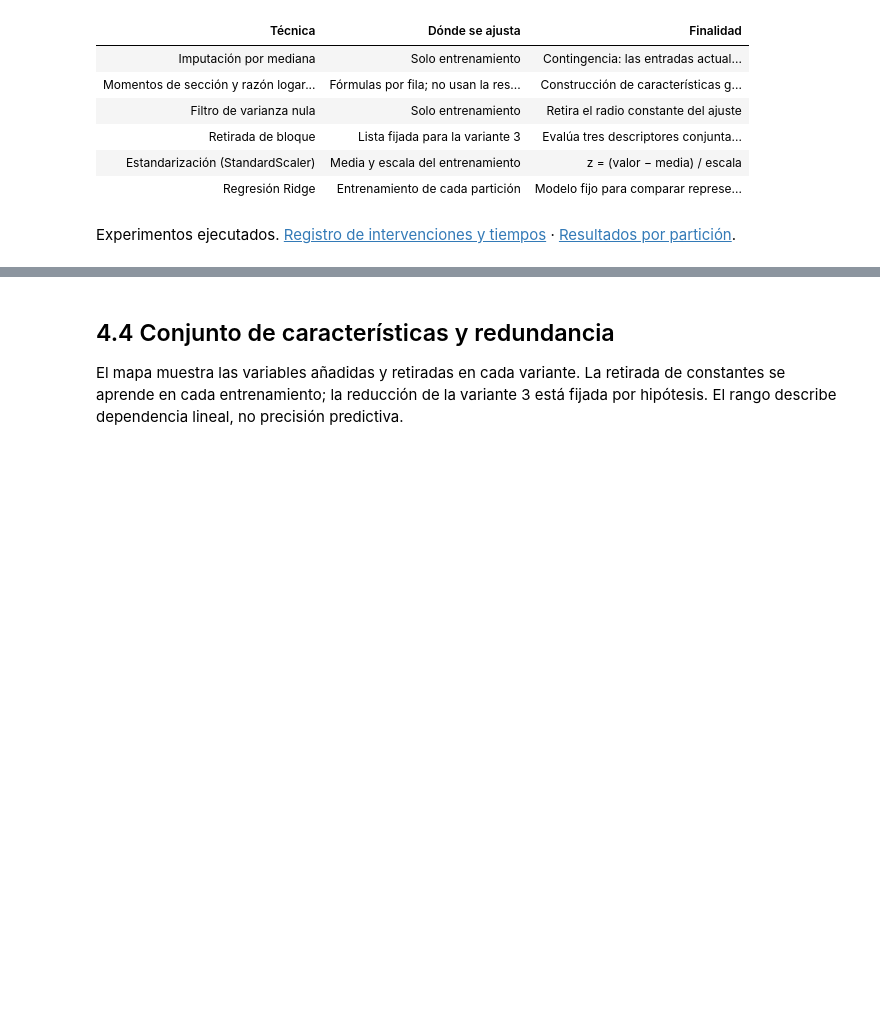
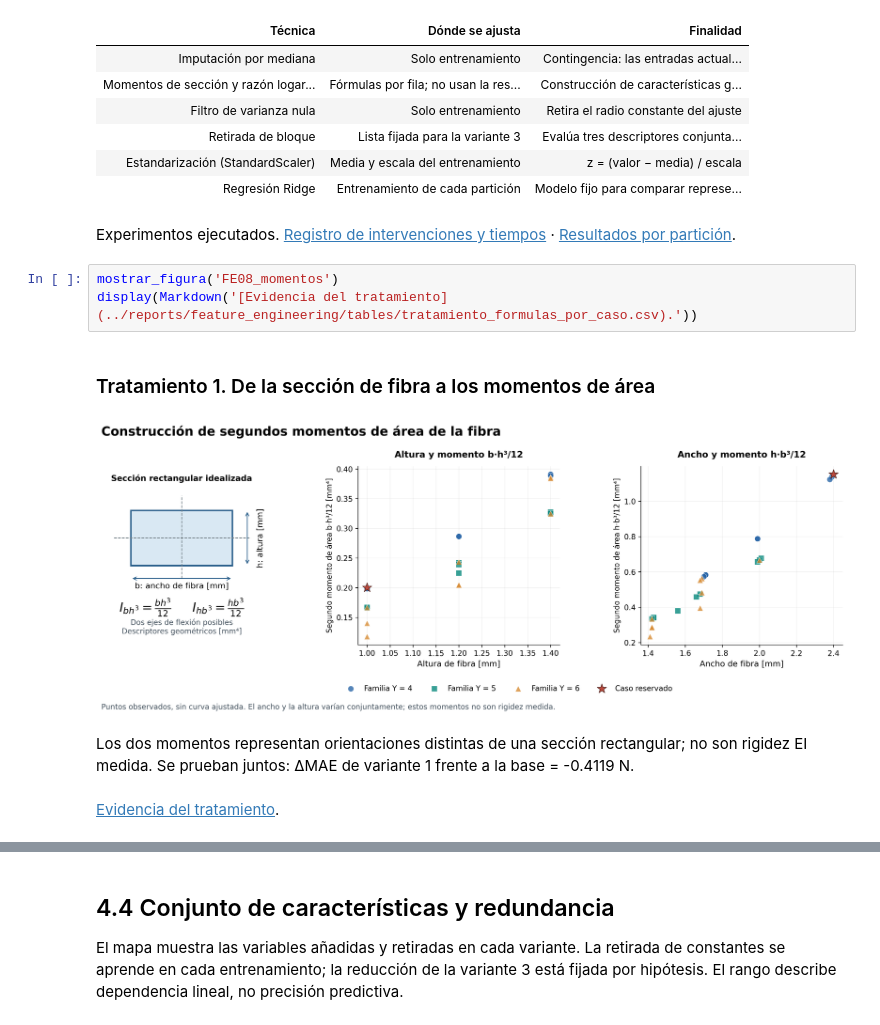
Before and after one commit to melissaaylasb-sudo/T02_MIA14_SeccionB, a Jupyter notebook: notebooks/04_Feature_Engineering_Pantograficas.ipynb, the cells around one changed output, grey strips where cells are left out. Saved outputs shown, nothing was run; the diff lists cells and outputs as text; blank space fills up the shorter version.

Commit message:
Sustenta tratamiento de caracteristicas con graficos y auditoria

```diff
--- a/notebooks/04_Feature_Engineering_Pantograficas.ipynb
+++ b/notebooks/04_Feature_Engineering_Pantograficas.ipynb
@@ -195,3 +208,11 @@ display(Markdown('Experimentos ejecutados. [Registro de intervenciones y tiempos
 | Estandarización (StandardScaler) | Media y escala del entrenamiento | z = (valor − media) / escala |
 | Regresión Ridge | Entrenamiento de cada partición | Modelo fijo para comparar represe... |
 Experimentos ejecutados. [Registro de intervenciones y tiempos](../reports/feature_engineering/ejecucion.log) · [Resultados por partición](../reports/feature_engineering/tables/metricas_folds.csv).
+# %%
+mostrar_figura('FE08_momentos')
+display(Markdown('[Evidencia del tratamiento](../reports/feature_engineering/tables/tratamiento_formulas_por_caso.csv).'))
+# %% [output]
+### Tratamiento 1. De la sección de fibra a los momentos de área
+[figure, added]
+Los dos momentos representan orientaciones distintas de una sección rectangular; no son rigidez EI medida. Se prueban juntos: ΔMAE de variante 1 frente a la base = -0.4119 N.
+[Evidencia del tratamiento](../reports/feature_engineering/tables/tratamiento_formulas_por_caso.csv).
```
Also changed, not shown: parts of 8 cells of this notebook, 33 other files.
